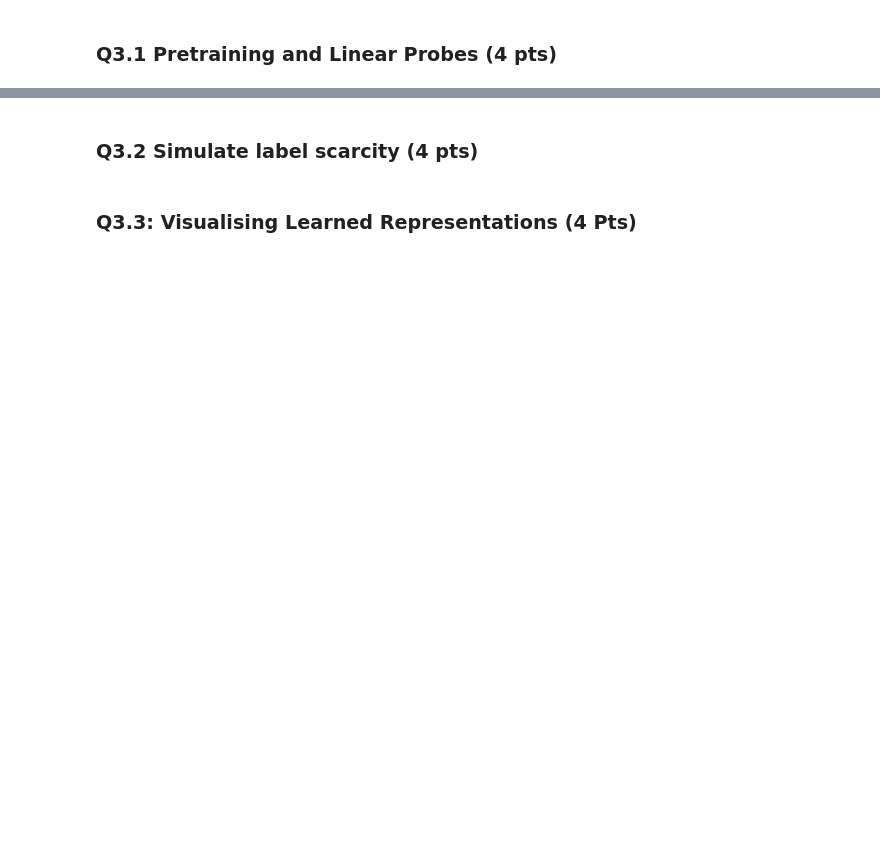
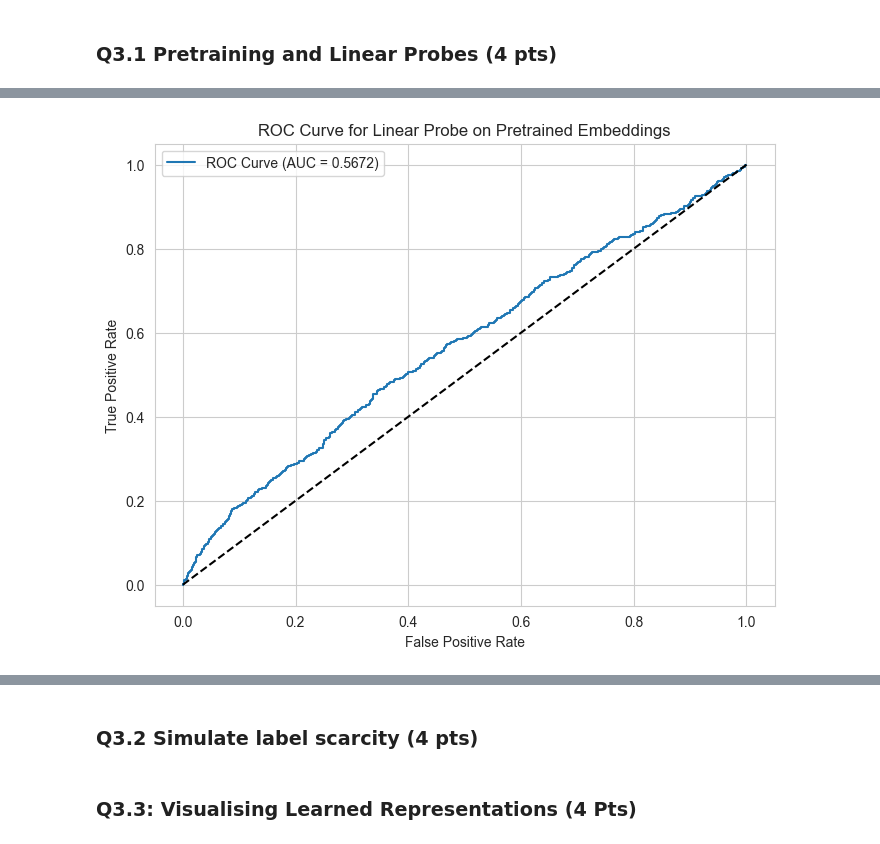
Before and after one commit to yannikc/ML4H_project1, a Jupyter notebook: q3_representation_learning.ipynb, the cells around one changed output, grey strips where cells are left out. Drawn from its saved outputs; the diff is of its cells as text; code cells hidden in the pictures; blank space fills up the shorter version.

```diff
--- a/q3_representation_learning.ipynb
+++ b/q3_representation_learning.ipynb
@@ -30,0 +391,90 @@ df.head()
+# %%
+# Logistic Regression with different regularization strengths
+C_values = [0.001, 0.01, 0.1, 1, 10, 100]
+best_val_auc = 0
+best_model = None
+
+for C in C_values:
+    # Train model
+    model = LogisticRegression(C=C, max_iter=1000, random_state=42)
+    model.fit(X_train, y_train)
+
+    # Evaluate on validation set
+    val_probs = model.predict_proba(X_val)[:, 1]
+    val_auc = roc_auc_score(y_val, val_probs)
+    val_auprc = average_precision_score(y_val, val_probs)
+
+    print(f"C={C}, Validation AuROC: {val_auc:.4f}, Validation AuPRC: {val_auprc:.4f}")
+
+    # Save best model
+    if val_auc > best_val_auc:
+        best_val_auc = val_auc
+        best_model = model
+
+print(f"Best validation AuROC: {best_val_auc:.4f}")
+
+# Now evaluate on test set
+# First, load test data
+df_test = pd.read_parquet('final-data/final-set-c.parquet')
+df_test = df_test.fillna(0)
+if 'ICUType' in df_test.columns:
+        print("Removing ICUType column as requested")
+        df_test = df_test.drop(columns=['ICUType'])
+
+# Prepare test data
+test_sequences = prepare_sequence_data(df_test)
+test_dataset = create_tensor_dataset(test_sequences)
+test_loader = DataLoader(test_dataset, batch_size=batch_size, shuffle=False)
+
+# Generate embeddings for test set
+test_embedding_dict = generate_embeddings(autoencoder, test_loader, device)
+embedding_df_test = pd.DataFrame.from_dict(test_embedding_dict, orient='index')
+embedding_df_test.index.name = 'RecordID'
+
+# Merge with labels
+test_data = embedding_df_test.join(test_labels, how='inner')
+X_test = test_data.drop('In-hospital_death', axis=1)
+y_test = test_data['In-hospital_death']
+
+# Make predictions
+test_probs = best_model.predict_proba(X_test)[:, 1]
+
+# Calculate metrics
+test_auc = roc_auc_score(y_test, test_probs)
+test_auprc = average_precision_score(y_test, test_probs)
+
+print(f"Test AuROC: {test_auc:.4f}")
+print(f"Test AuPRC: {test_auprc:.4f}")
+
+# Plot ROC curve
+from sklearn.metrics import roc_curve
+import matplotlib.pyplot as plt
+
+fpr, tpr, _ = roc_curve(y_test, test_probs)
+
+plt.figure(figsize=(8, 6))
+plt.plot(fpr, tpr, label=f'ROC Curve (AUC = {test_auc:.4f})')
+plt.plot([0, 1], [0, 1], 'k--')
+plt.xlabel('False Positive Rate')
+plt.ylabel('True Positive Rate')
+plt.title('ROC Curve for Linear Probe on Pretrained Embeddings')
+plt.legend()
+plt.savefig('roc_curve.png')
+plt.show()
+
+# Plot Precision-Recall curve
+from sklearn.metrics import precision_recall_curve
+
+precision, recall, _ = precision_recall_curve(y_test, test_probs)
+
+plt.figure(figsize=(8, 6))
+plt.plot(recall, precision, label=f'PR Curve (AUC = {test_auprc:.4f})')
+plt.xlabel('Recall')
+plt.ylabel('Precision')
+plt.title('Precision-Recall Curve for Linear Probe on Pretrained Embeddings')
+plt.legend()
+plt.savefig('pr_curve.png')
+plt.show()
+
+print("Linear probe evaluation complete!")
+# %% [output]
@@ -30,0 +491 @@ df.head()
+[figure, added]
```
Also changed, not shown: parts of 19 cells of this notebook.
